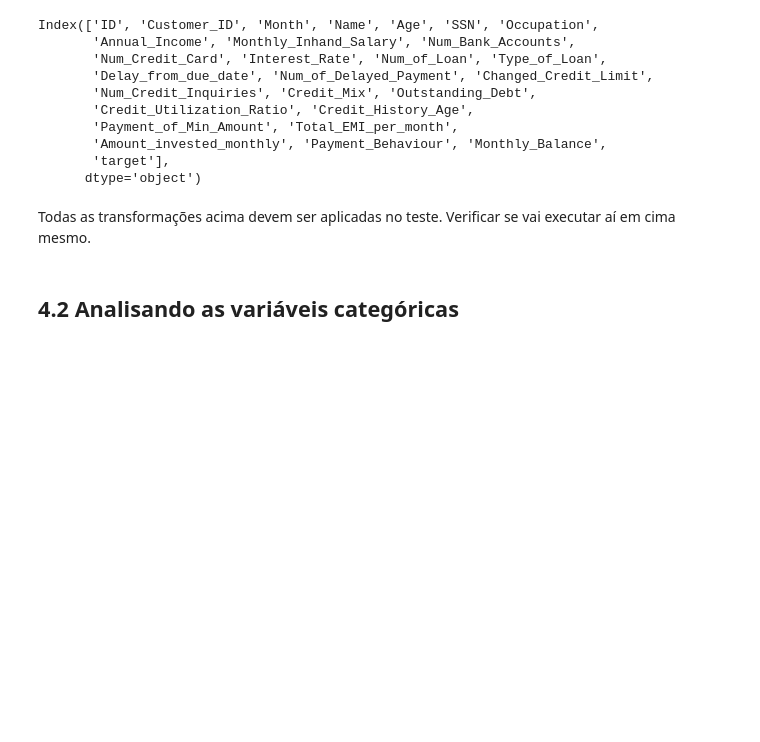
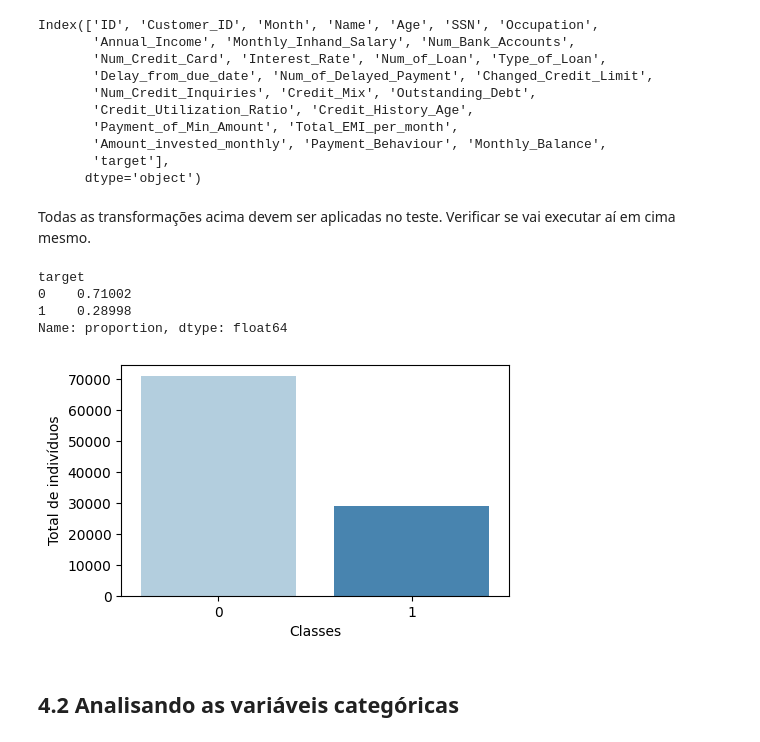
Before and after one commit to deborabmfreitas/credit-score-prediction, a Jupyter notebook: credit-score-prediction.ipynb, the cells around one changed output. Cells and saved outputs as stored; diff of their text form; code cells hidden in the pictures; blank space fills up the shorter version.

```diff
--- a/credit-score-prediction.ipynb
+++ b/credit-score-prediction.ipynb
@@ -132,6 +132,24 @@ Index(['ID', 'Customer_ID', 'Month', 'Name', 'Age', 'SSN', 'Occupation',
       dtype='object')
 # %% [markdown]
 Todas as transformações acima devem ser aplicadas no teste. Verificar se vai executar aí em cima mesmo.
+# %%
+# Checando a proporção das classes
+
+train['target'].value_counts(normalize=True,dropna=False)
+# %% [output]
+target
+0    0.71002
+1    0.28998
+Name: proportion, dtype: float64
+# %%
+plt.figure(figsize=(5,3))
+sns.countplot(x=train['target'], hue=train['target'], palette='Blues', legend=False)
+
+plt.xlabel('Classes')
+plt.ylabel('Total de indivíduos')
+plt.show()
+# %% [output]
+[figure, added]
 # %% [markdown]
 ## 4.2 Analisando as variáveis categóricas
 # %% [markdown]
```
Also changed, not shown: parts of 20 cells of this notebook.
